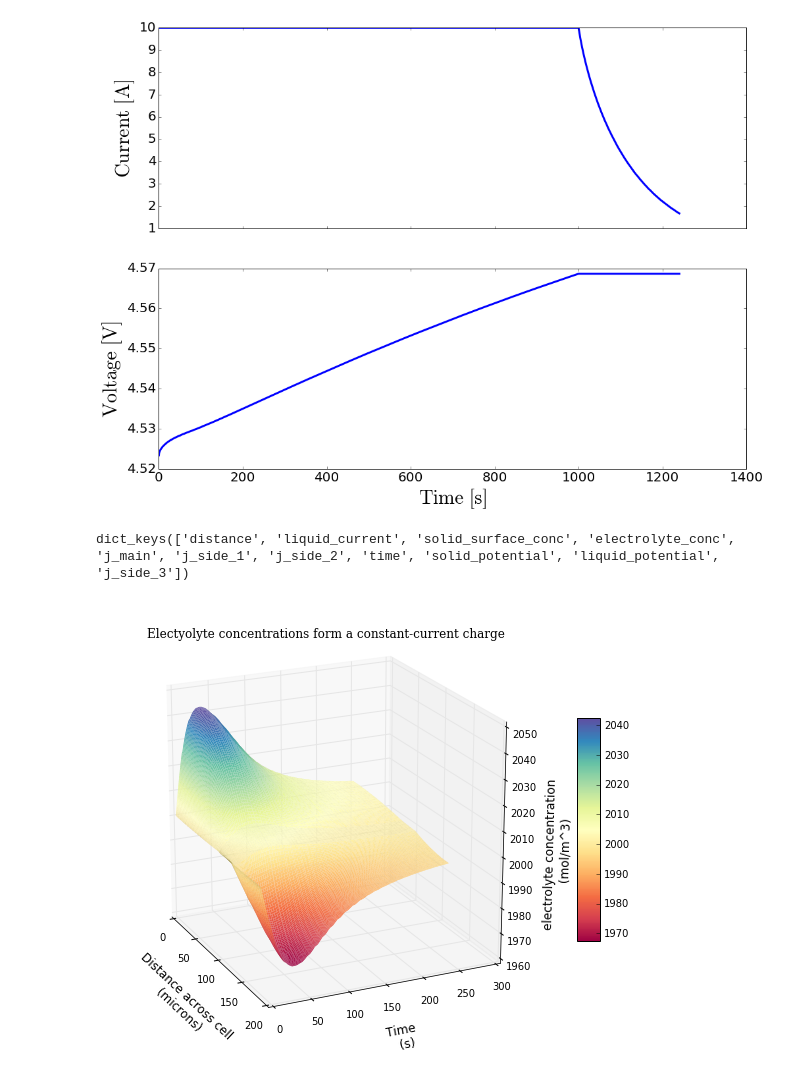
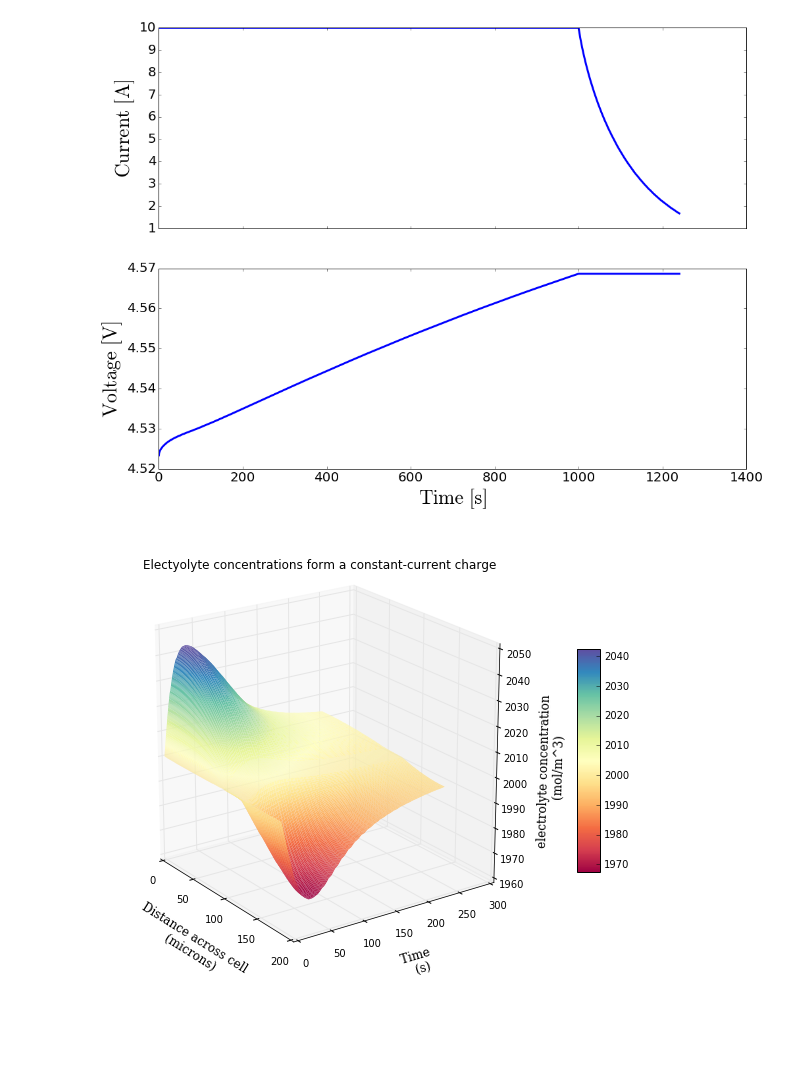
Before and after one commit to iSchomer/Dualfoil_Storage_Device, a Jupyter notebook: output_visuals/dualfoil_const_current_charge.ipynb, the cells around one changed output. Drawn from its saved outputs; the diff is of its cells as text; code cells hidden in the pictures; blank space fills up the shorter version.

Commit message:
finishing touches on graph

```diff
--- a/output_visuals/dualfoil_const_current_charge.ipynb
+++ b/output_visuals/dualfoil_const_current_charge.ipynb
@@ -28,43 +28,39 @@ data['time'][:] *= 60
 plot_data(data)
 # %% [output]
 [figure]
-# %%
-profiles.keys()
-# %% [output]
-dict_keys(['distance', 'liquid_current', 'solid_surface_conc', 'electrolyte_conc', 'j_main', 'j_side_1', 'j_side_2', 'time', 'solid_potential', 'liquid_potential', 'j_side_3'])
 # %%
 profiles = battery.outbot.profiles.copy()
 # number of indices per cycle
 
-x = profiles['distance'][1]
+x = profiles['distance'][0]
 y = profiles['time'][:125]
 z = profiles['electrolyte_conc'][:125]
 
 fig = plt.figure(figsize=(10,8))
 ax = fig.gca(projection='3d')
 ax.set_xlabel('Distance across cell \n (microns)', labelpad=15,
-              size='large', fontname='sans-serif')
+              size='large', fontname='serif')
 ax.set_ylabel('Time \n (s)', labelpad=15,
-              size='large', fontname='sans-serif')
+              size='large', fontname='serif')
 ax.set_zlabel('electrolyte concentration \n (mol/m^3)', labelpad=15,
-              size='large', fontname='sans-serif')
+              size='large', fontname='serif')
 ax.set_title('Electyolyte concentrations form a constant-current charge',
-             size='large', fontname='serif')
+             size='large', fontname='sans-serif')
 
 #all parameters must be 2D arrays; x&y mesh together
 x = np.array(x)
 
 y = np.array(y) * 60
 x, y = np.meshgrid(x, y, sparse=True)
 for i in range(len(z)):
     z[i] = np.array(z[i])
 z = np.array(z)
 
 surf = ax.plot_surface(x, y, z, rstride=1, cstride=1,
-                       linewidth=0.001, cmap=cm.Spectral)
-fig.colorbar(surf, shrink=0.5, aspect=10)
+                       linewidth=0, cmap=cm.Spectral)
+fig.colorbar(surf, shrink=0.5, aspect=10, pad=0.075)
 
-ax.view_init(20, -25)
+ax.view_init(20, -35)
 plt.show()
 # %% [output]
-[figure, old version]
+[figure, new version]
```
Also changed, not shown: parts of 1 cell of this notebook.
